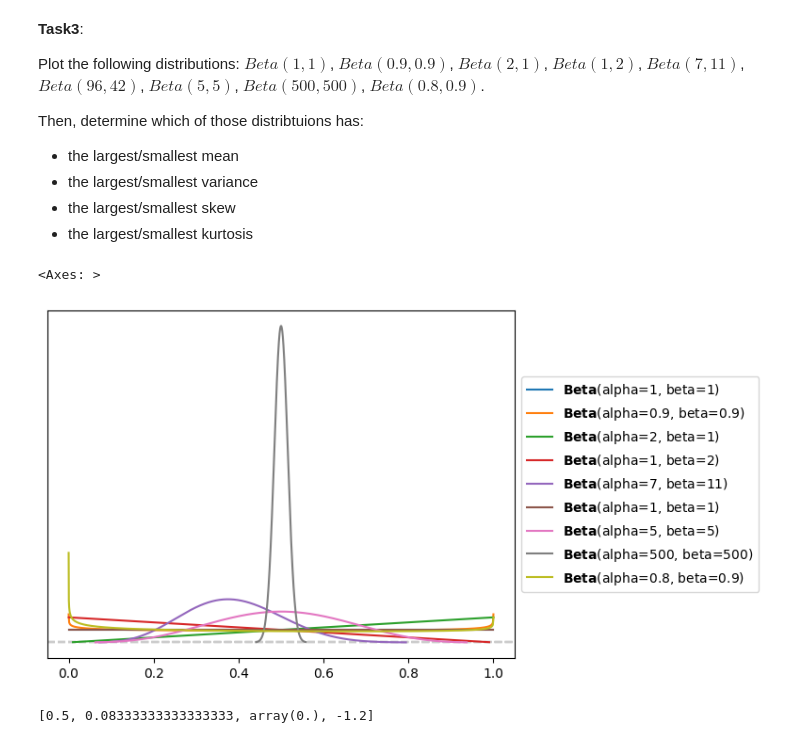
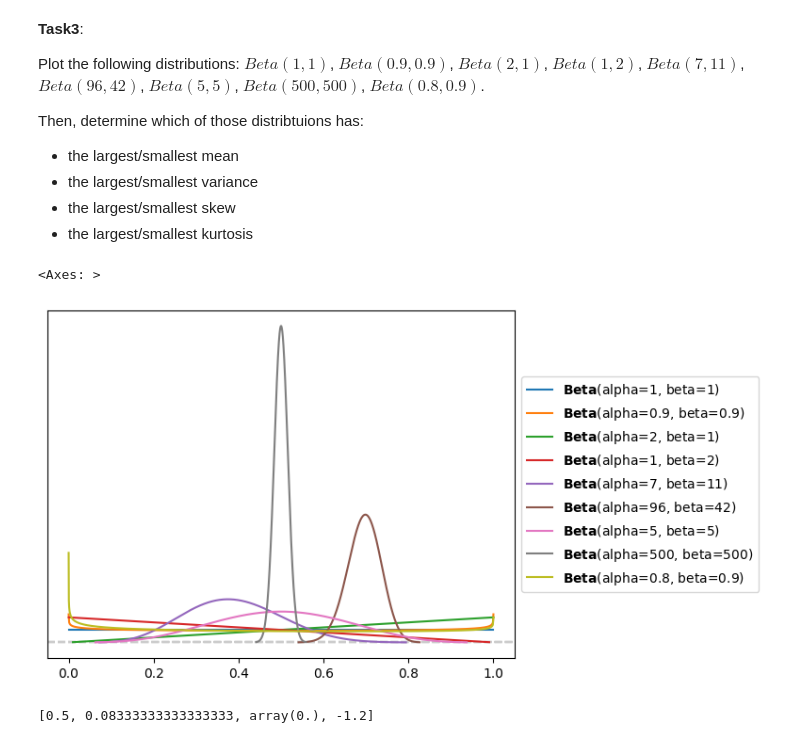
Before and after one commit to maxbentley/datasciencefund, a Jupyter notebook: Unit3/Max_Bentley_Unit3ExercisesSF.ipynb, the cells around one changed output. Drawn from its saved outputs; the diff is of its cells as text; code cells hidden in the pictures.

```diff
--- a/Unit3/Max_Bentley_Unit3ExercisesSF.ipynb
+++ b/Unit3/Max_Bentley_Unit3ExercisesSF.ipynb
@@ -82,35 +82,35 @@ Then, determine which of those distribtuions has:
 '''
 Plots
 '''
 # Beta(1, 1)
 pz.Beta(alpha = 1., beta = 1.).plot_pdf()
 
 # Beta(0.9, 0.9)
 pz.Beta(alpha = .9, beta = .9).plot_pdf()
 
 # Beta(2, 1)
 pz.Beta(alpha = 2., beta = 1.).plot_pdf()
 
 # Beta(1, 2)
 pz.Beta(alpha = 1., beta = 2.).plot_pdf()
 
 # Beta(7, 11)
 pz.Beta(alpha = 7., beta = 11.).plot_pdf()
 
 # Beta(96, 42)
-pz.Beta(alpha = 1., beta = 1.).plot_pdf()
+pz.Beta(alpha = 96., beta = 42.).plot_pdf()
 
 # Beta(5, 5)
 pz.Beta(alpha = 5., beta = 5.).plot_pdf()
 
 # Beta (500, 500)
 pz.Beta(alpha = 500., beta = 500.).plot_pdf()
 
 # Beta(0.8, 0.9)
 pz.Beta(alpha = .8, beta = .9).plot_pdf()
 # %% [output]
 <Axes: >
-[figure, old version]
+[figure, new version]
 # %%
 # Beta(1, 1)
 pz.Beta(alpha = 1., beta = 1.).moments()
```
